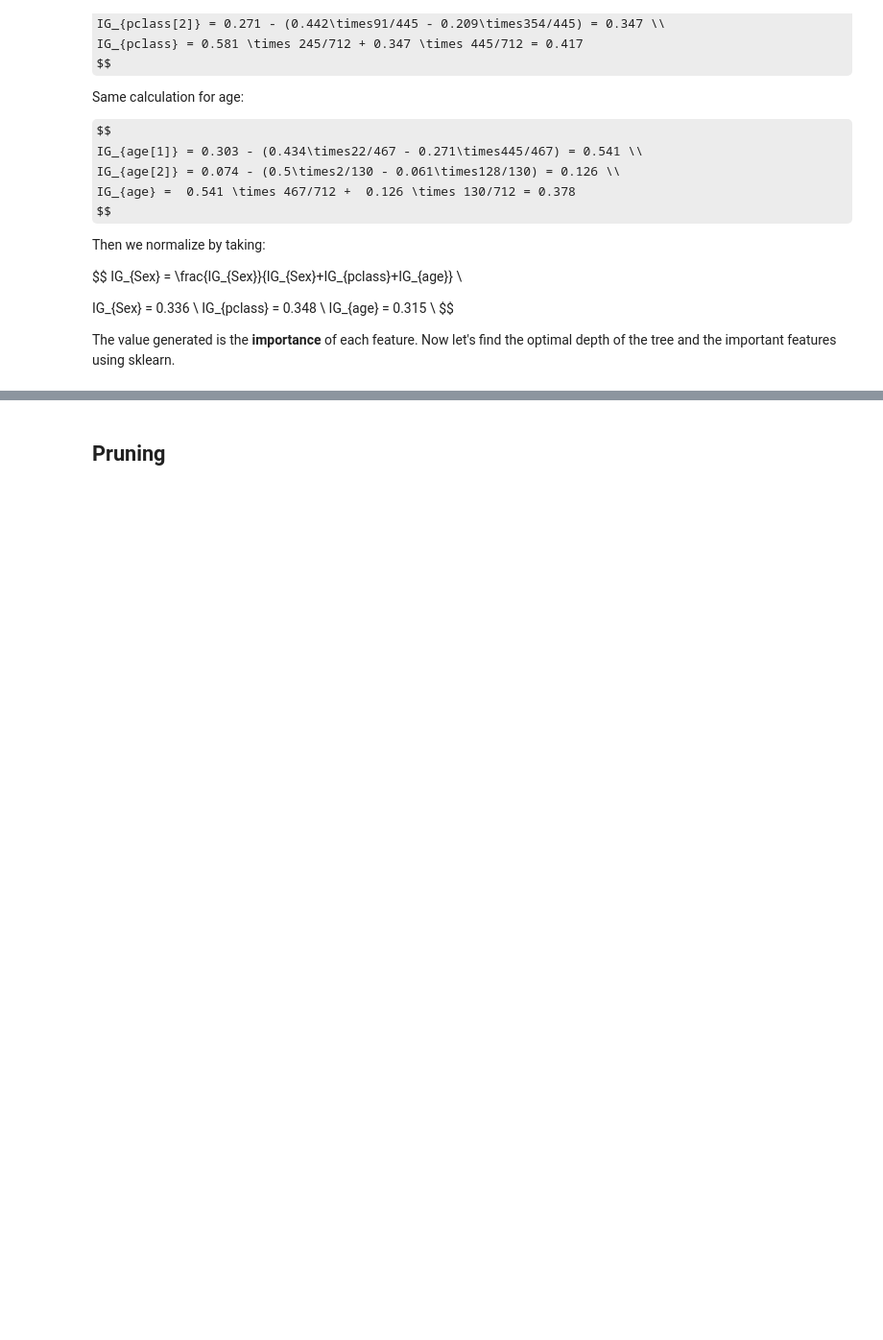
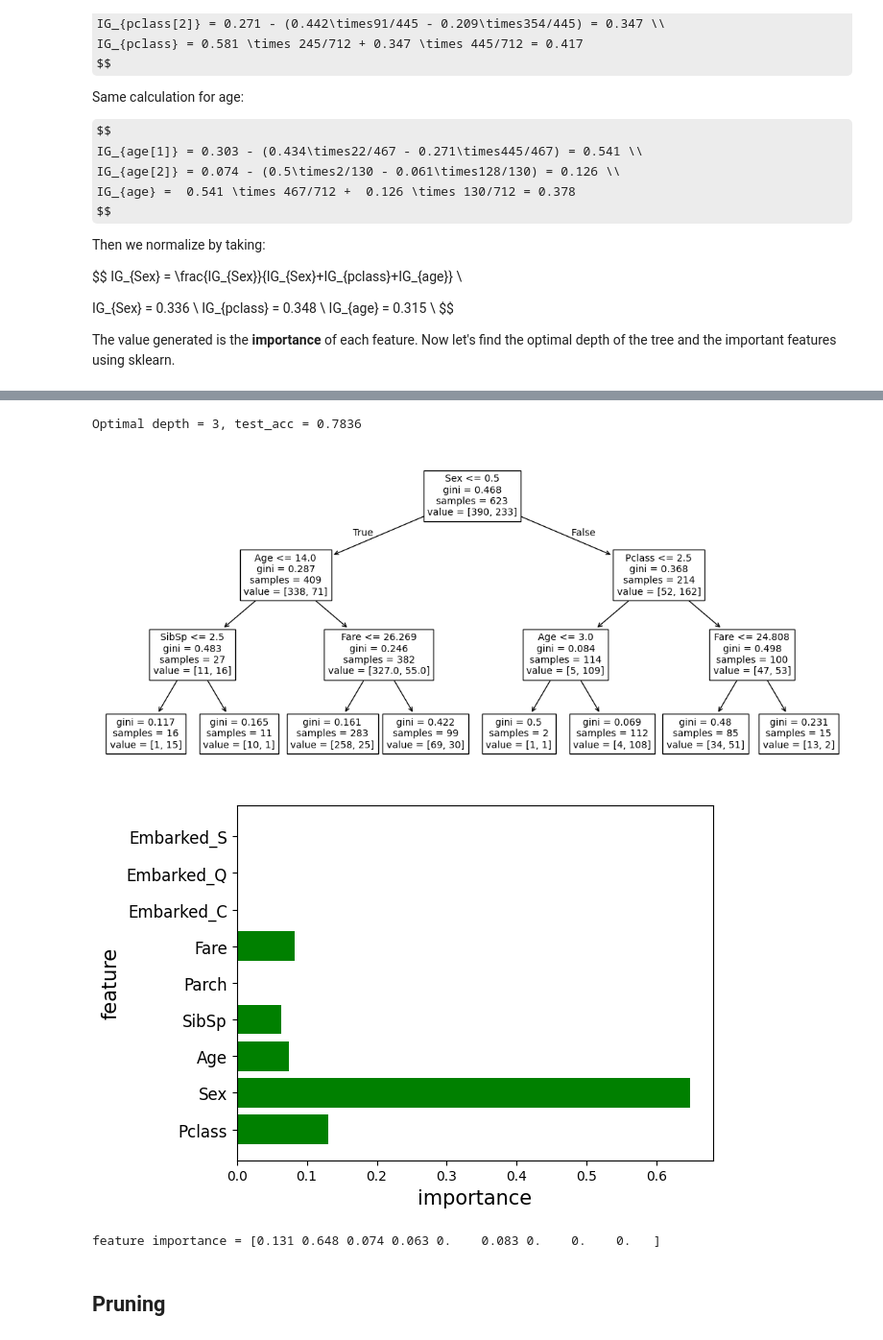
Before and after one commit to darius2902/MY-DAC-Curriculum, a Jupyter notebook: DAC-006_Machine_Learning/DAC-006-Intro_to_ML_Session_2_Student.ipynb, the cells around one changed output, grey strips where cells are left out. Shown at 96% size. Saved outputs shown, nothing was run; the diff lists cells and outputs as text; code cells hidden in the pictures; some formulas as TeX source; blank space fills up the shorter version.

```diff
--- a/DAC-006_Machine_Learning/DAC-006-Intro_to_ML_Session_2_Student.ipynb
+++ b/DAC-006_Machine_Learning/DAC-006-Intro_to_ML_Session_2_Student.ipynb
@@ -224,32 +241,37 @@ The value generated is the **importance** of each feature. Now let's find the op
 # %%
 # I set max_step=3 as a constant value for tree visualization.
-# model = DecisionTreeClassifier(max_depth=3)
-# model.fit(x_train, y_train)
+model = DecisionTreeClassifier(max_depth=3)
+model.fit(x_train, y_train)
 
-# # Use test data to evaluate final performance.
-# y_pred = model.predict(x_test)
-# test_acc = (y_pred == y_test).mean()
-# print('Optimal depth = {}, test_acc = {:.4f}'.format(opt_depth, test_acc))
+# Use test data to evaluate final performance.
+y_pred = model.predict(x_test)
+test_acc = (y_pred == y_test).mean()
+print('Optimal depth = {}, test_acc = {:.4f}'.format(opt_depth, test_acc))
 
-# # Visualize the tree
-# # plt.figure(figsize=(20,10))
-# feat_names = x.columns.tolist()
-# plt.figure(figsize=(14,6))
-# tree.plot_tree(model, feature_names = feat_names, fontsize=10)
-# plt.show()
+# Visualize the tree
+# plt.figure(figsize=(20,10))
+feat_names = x.columns.tolist()
+plt.figure(figsize=(14,6))
+tree.plot_tree(model, feature_names = feat_names, fontsize=10)
+plt.show()
 
-# # Analyze the importance of features.
-# feature_importance = model.feature_importances_
-# n_feature = x_train.shape[1]
-# idx = np.arange(n_feature)
+# Analyze the importance of features.
+feature_importance = model.feature_importances_
+n_feature = x_train.shape[1]
+idx = np.arange(n_feature)
 
-# plt.barh(idx, feature_importance, align='center', color='green')
-# plt.yticks(idx, feat_names, size=12)
-# plt.xlabel('importance', size=15)
-# plt.ylabel('feature', size=15)
-# plt.show()
+plt.barh(idx, feature_importance, align='center', color='green')
+plt.yticks(idx, feat_names, size=12)
+plt.xlabel('importance', size=15)
+plt.ylabel('feature', size=15)
+plt.show()
 
-# print('feature importance = {}'.format(feature_importance.round(3)))
+print('feature importance = {}'.format(feature_importance.round(3)))
+# %% [output]
+Optimal depth = 3, test_acc = 0.7836
+[figure, added]
+[figure, added]
+feature importance = [0.131 0.648 0.074 0.063 0.    0.083 0.    0.    0.   ]
 # %% [markdown]
 ## Pruning
 # %% [markdown]
```
Also changed, not shown: parts of 15 cells of this notebook.
